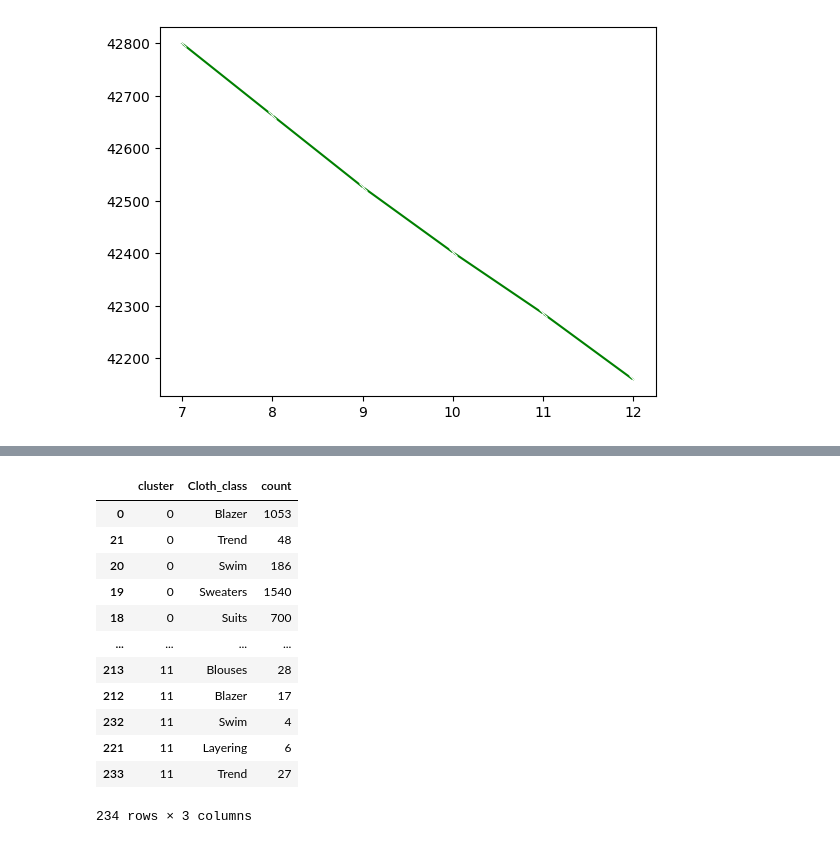
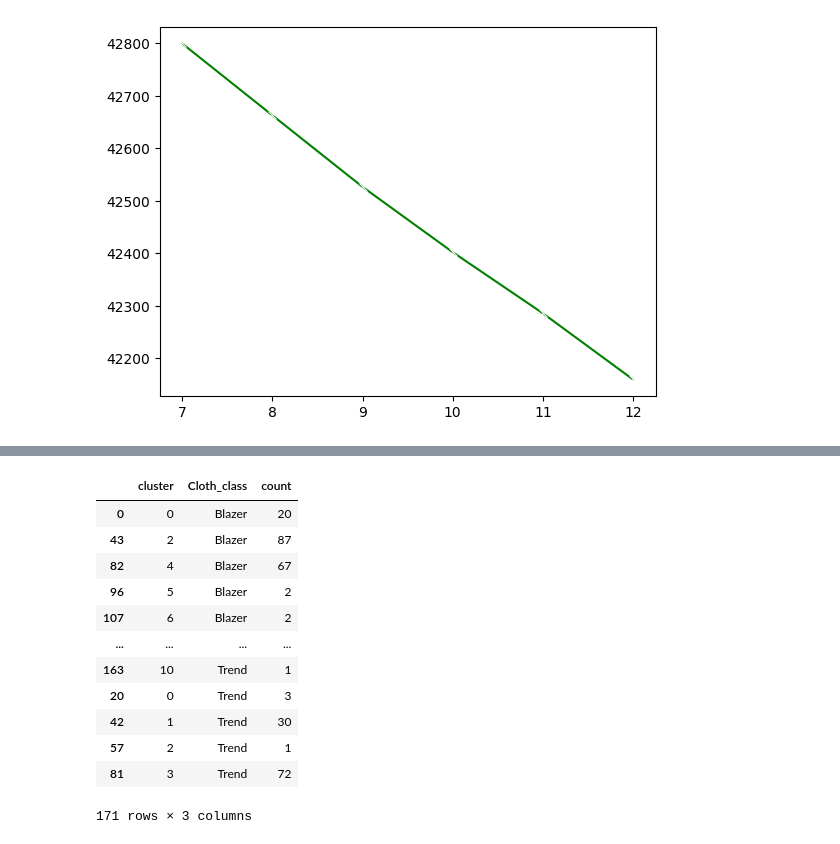
Before and after one commit to lucavribeiro/Inf1038, a Jupyter notebook: inf1038-nlp.ipynb, the cells around one changed output, grey strips where cells are left out. Cells and saved outputs as stored; diff of their text form; code cells hidden in the pictures.

```diff
--- a/inf1038-nlp.ipynb
+++ b/inf1038-nlp.ipynb
@@ -97,2 +89,2 @@ Wall time: 2.27 s
 # %%
-tfidf_vect0 = TfidfVectorizer(stop_words = stopwords, min_df = 4)
+tfidf_vect0 = TfidfVectorizer(stop_words = stopwords, min_df = 4, max_df = 5000)
@@ -208,0 +215,4 @@ plt.show()
+# %%
+agg_cluster = AgglomerativeClustering(n_clusters = 12)
+
+agg_cluster.fit(text_all.toarray())
@@ -208,0 +221,6 @@ plt.show()
+# %%
+agg_cluster_df = clean_df.copy()
+
+agg_cluster_df['cluster'] = agg_cluster.labels_
+
+display(agg_cluster_df)
@@ -209,18 +249,18 @@ plt.show()
 # %%
-cluster_cloth = pd.DataFrame(cluster_df.groupby(['cluster', 'Cloth_class'])[['cluster', 'Cloth_class']].value_counts()).reset_index().sort_values(by = 'cluster')
+agg_cluster_cloth = pd.DataFrame(agg_cluster_df.groupby(['cluster', 'Cloth_class'])[['cluster', 'Cloth_class']].value_counts()).reset_index().sort_values(by = 'Cloth_class')
 
-display(cluster_cloth)
+display(agg_cluster_cloth)
 # %% [output]
 |  | cluster | Cloth_class | count |
-| 0 | 0 | Blazer | 1053 |
-| 21 | 0 | Trend | 48 |
-| 20 | 0 | Swim | 186 |
-| 19 | 0 | Sweaters | 1540 |
-| 18 | 0 | Suits | 700 |
+| 0 | 0 | Blazer | 20 |
+| 43 | 2 | Blazer | 87 |
+| 82 | 4 | Blazer | 67 |
+| 96 | 5 | Blazer | 2 |
+| 107 | 6 | Blazer | 2 |
 | ... | ... | ... | ... |
-| 213 | 11 | Blouses | 28 |
-| 212 | 11 | Blazer | 17 |
-| 232 | 11 | Swim | 4 |
-| 221 | 11 | Layering | 6 |
-| 233 | 11 | Trend | 27 |
+| 163 | 10 | Trend | 1 |
+| 20 | 0 | Trend | 3 |
+| 42 | 1 | Trend | 30 |
+| 57 | 2 | Trend | 1 |
+| 81 | 3 | Trend | 72 |
-234 rows × 3 columns
+171 rows × 3 columns
```
Also changed, not shown: parts of 33 cells of this notebook.
